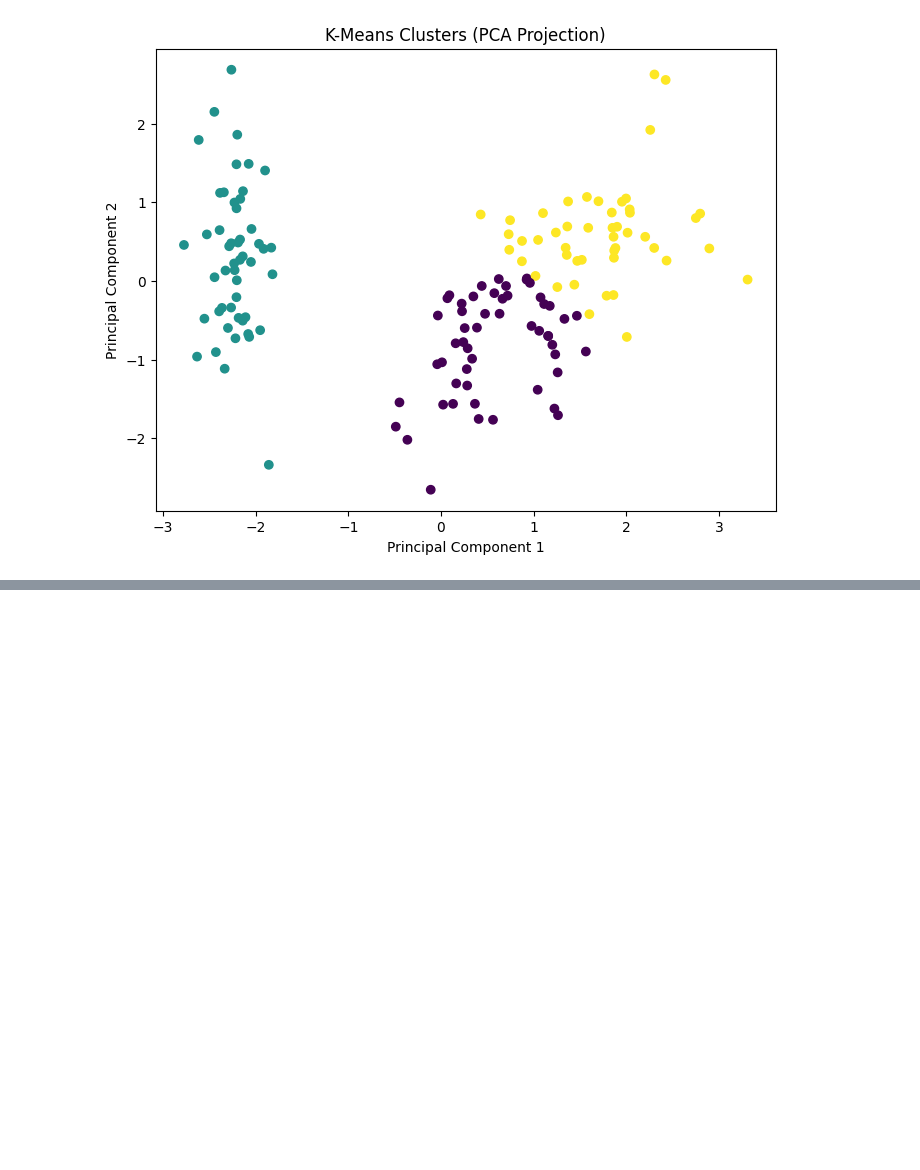
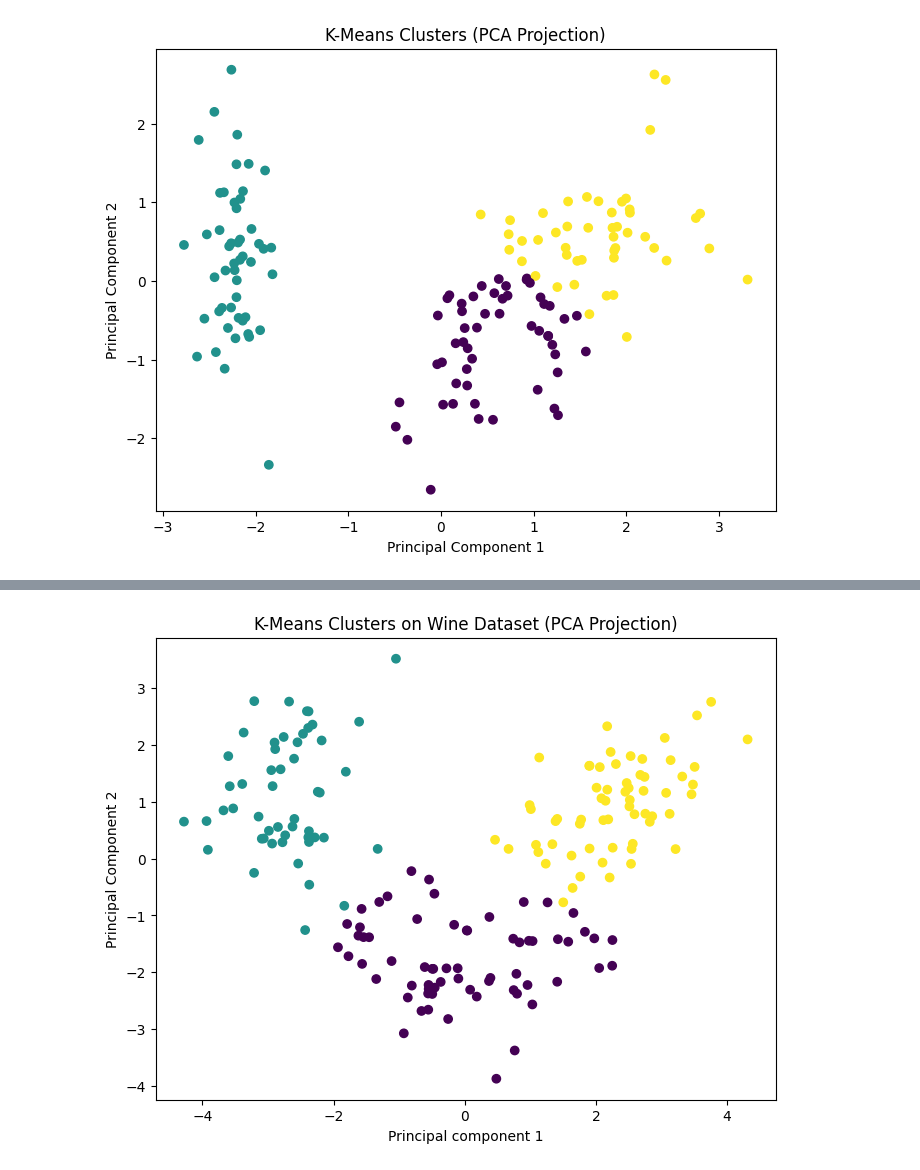
Before and after one commit to AromalDileep/traditional_ml, a Jupyter notebook: notebooks/10_unsupervised_learning.ipynb, the cells around one changed output, grey strips where cells are left out. Cells and saved outputs as stored; diff of their text form; code cells hidden in the pictures; blank space fills up the shorter version.

```diff
--- a/notebooks/10_unsupervised_learning.ipynb
+++ b/notebooks/10_unsupervised_learning.ipynb
@@ -498,0 +735,3 @@ plt.show()
+# %%
+pipeline.set_params(kmeans__n_clusters=3)
+pipeline.fit(df)
@@ -498,0 +741,5 @@ plt.show()
+# %%
+clusters = pipeline.named_steps["kmeans"].labels_
+
+df["cluster"] = clusters
+df.head()
@@ -498,0 +753,15 @@ plt.show()
+# %%
+from sklearn.decomposition import PCA
+
+pca = PCA(n_components=2)
+X_scaled = pipeline.named_steps["scaler"].transform(df.drop(columns=["cluster"]))
+X_pca = pca.fit_transform(X_scaled)
+
+plt.figure(figsize=(8,6))
+plt.scatter(X_pca[:,0], X_pca[:,1], c=df["cluster"])
+plt.xlabel("Principal component 1")
+plt.ylabel("Principal Component 2")
+plt.title("K-Means Clusters on Wine Dataset (PCA Projection)")
+plt.show()
+# %% [output]
+[figure, added]
```
Also changed, not shown: parts of 15 cells of this notebook.
